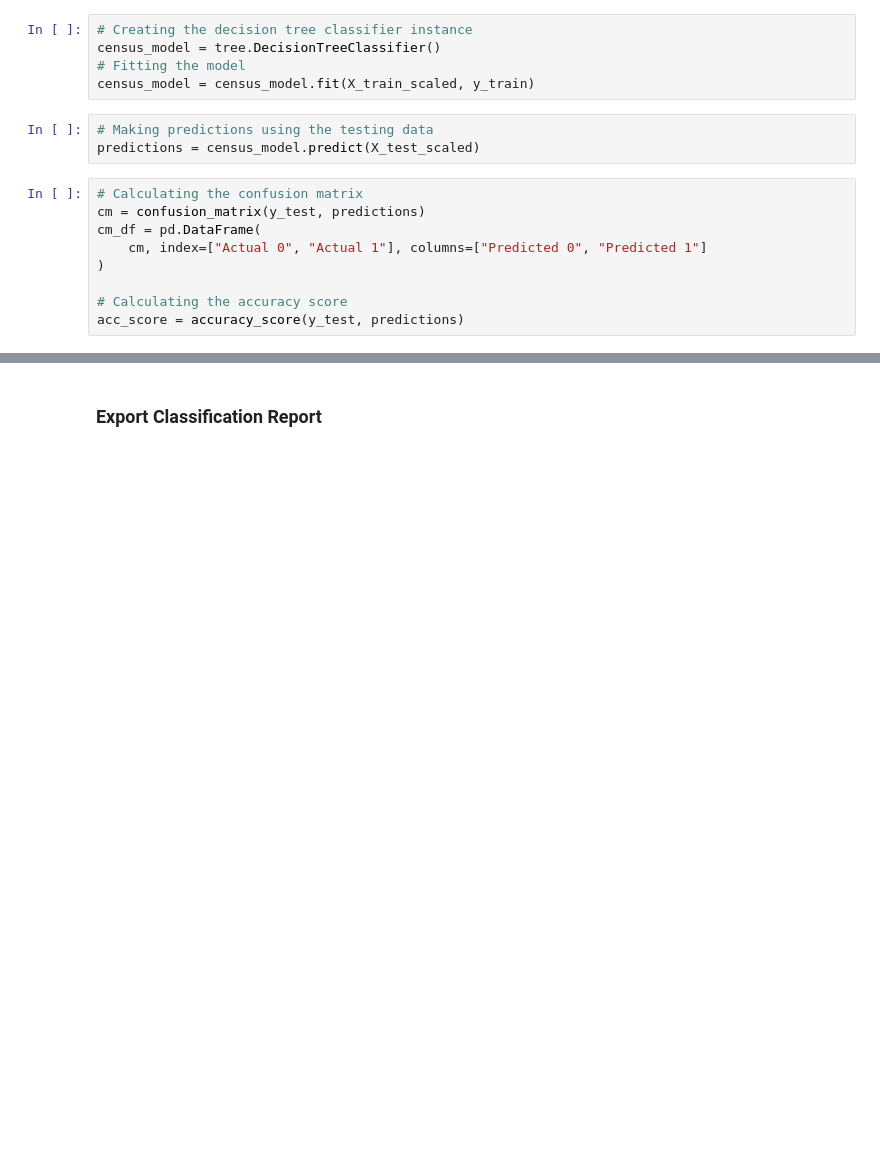
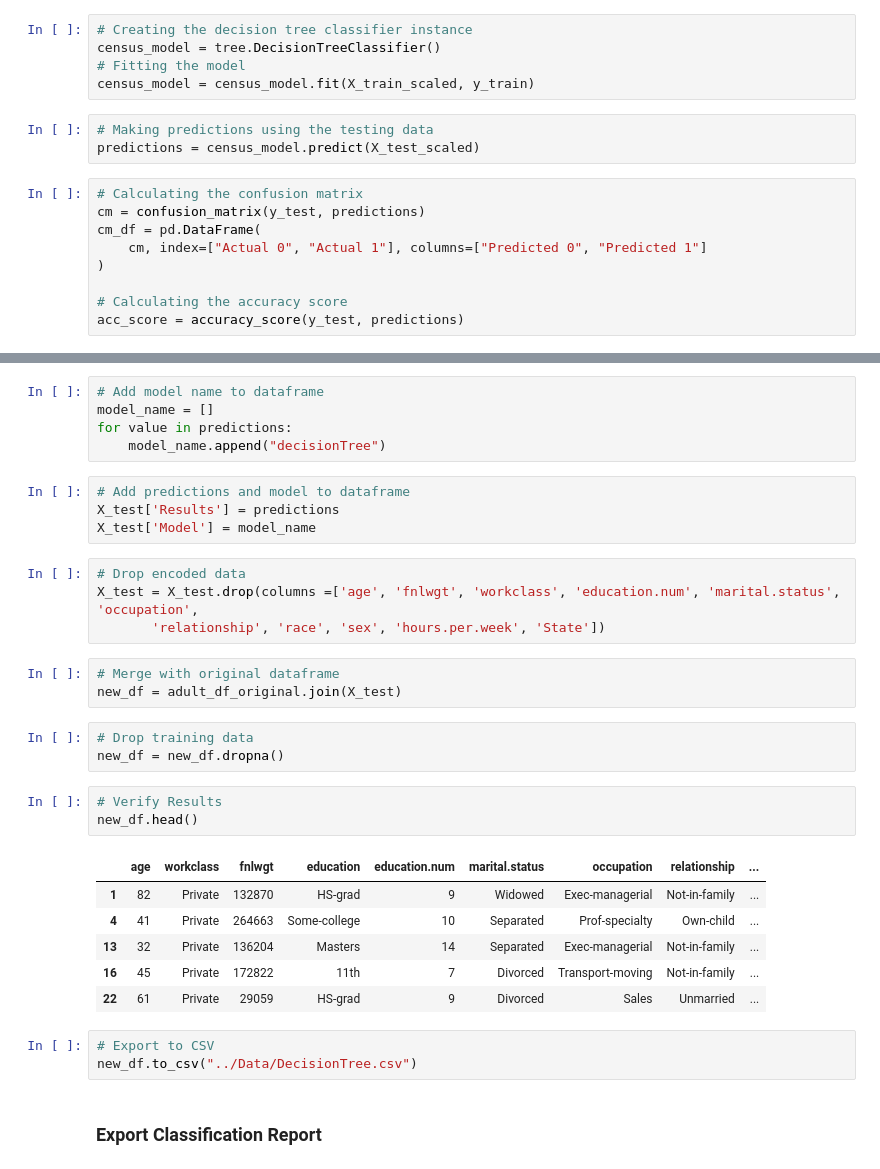
Before and after one commit to dmartinj12/Census_Inequality, a Jupyter notebook: Chris/DT_Model.ipynb, the cells around one changed output, grey strips where cells are left out. Saved outputs shown, nothing was run; the diff lists cells and outputs as text; blank space fills up the shorter version.

```diff
--- a/Chris/DT_Model.ipynb
+++ b/Chris/DT_Model.ipynb
@@ -146,3 +146,35 @@ weighted avg       0.77      0.77      0.77      7680
+# %%
+# Add model name to dataframe
+model_name = []
+for value in predictions:
+    model_name.append("decisionTree")
+# %%
+# Add predictions and model to dataframe
+X_test['Results'] = predictions
+X_test['Model'] = model_name
+# %%
+# Drop encoded data
+X_test = X_test.drop(columns =['age', 'fnlwgt', 'workclass', 'education.num', 'marital.status', 'occupation',
+       'relationship', 'race', 'sex', 'hours.per.week', 'State'])
+# %%
+# Merge with original dataframe
+new_df = adult_df_original.join(X_test)
+# %%
+# Drop training data
+new_df = new_df.dropna()
+# %%
+# Verify Results
+new_df.head()
+# %% [output]
+|  | age | workclass | fnlwgt | education | education.num | marital.status | occupation | relationship | ... |
+| 1 | 82 | Private | 132870 | HS-grad | 9 | Widowed | Exec-managerial | Not-in-family | ... |
+| 4 | 41 | Private | 264663 | Some-college | 10 | Separated | Prof-specialty | Own-child | ... |
+| 13 | 32 | Private | 136204 | Masters | 14 | Separated | Exec-managerial | Not-in-family | ... |
+| 16 | 45 | Private | 172822 | 11th | 7 | Divorced | Transport-moving | Not-in-family | ... |
+| 22 | 61 | Private | 29059 | HS-grad | 9 | Divorced | Sales | Unmarried | ... |
+# %%
+# Export to CSV
+new_df.to_csv("../Data/DecisionTree.csv")
 # %% [markdown]
 ### Export Classification Report
 # %%
```
Also changed, not shown: parts of 4 cells of this notebook, 9 other files.
